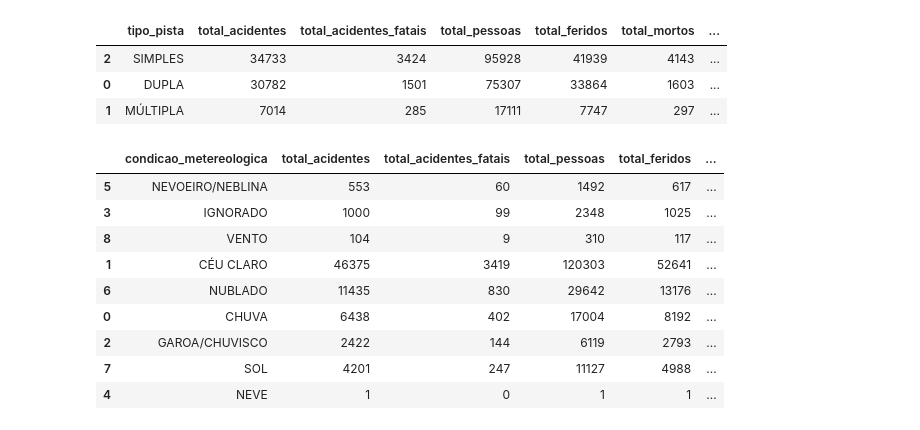
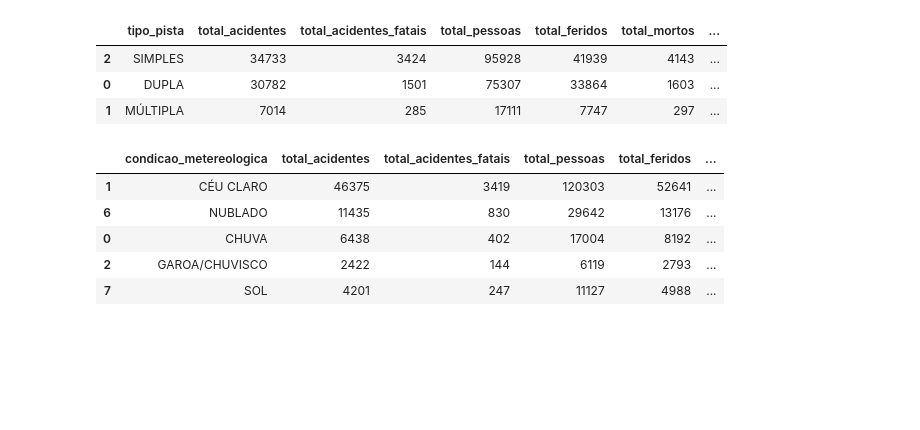
Before and after one commit to Felipe04br/FAP-2026-AnaliseDados, a Jupyter notebook: Projeto_PRF/notebooks/modulo05.ipynb, the cells around one changed output. Saved outputs shown, nothing was run; the diff lists cells and outputs as text; code cells hidden in the pictures; blank space fills up the shorter version.

```diff
--- a/Projeto_PRF/notebooks/modulo05.ipynb
+++ b/Projeto_PRF/notebooks/modulo05.ipynb
@@ -357,15 +358,11 @@ display(indicadores_por_categoria_ordenada(df, "tipo_pista",min_registros=30, co
 | 0 | DUPLA | 30782 | 1501 | 75307 | 33864 | 1603 | ... |
 | 1 | MÚLTIPLA | 7014 | 285 | 17111 | 7747 | 297 | ... |
 # %%
-display(indicadores_por_categoria_ordenada(df, "condicao_metereologica",min_registros=0, coluna_ordenacao="taxa_fatal"))
+display(indicadores_por_categoria_ordenada(df, "condicao_metereologica",min_registros=2000, coluna_ordenacao="taxa_fatal"))
 # %% [output]
 |  | condicao_metereologica | total_acidentes | total_acidentes_fatais | total_pessoas | total_feridos | ... |
-| 5 | NEVOEIRO/NEBLINA | 553 | 60 | 1492 | 617 | ... |
-| 3 | IGNORADO | 1000 | 99 | 2348 | 1025 | ... |
-| 8 | VENTO | 104 | 9 | 310 | 117 | ... |
 | 1 | CÉU CLARO | 46375 | 3419 | 120303 | 52641 | ... |
 | 6 | NUBLADO | 11435 | 830 | 29642 | 13176 | ... |
 | 0 | CHUVA | 6438 | 402 | 17004 | 8192 | ... |
 | 2 | GAROA/CHUVISCO | 2422 | 144 | 6119 | 2793 | ... |
 | 7 | SOL | 4201 | 247 | 11127 | 4988 | ... |
-| 4 | NEVE | 1 | 0 | 1 | 1 | ... |
```
Also changed, not shown: parts of 4 cells of this notebook, 1 other file.
